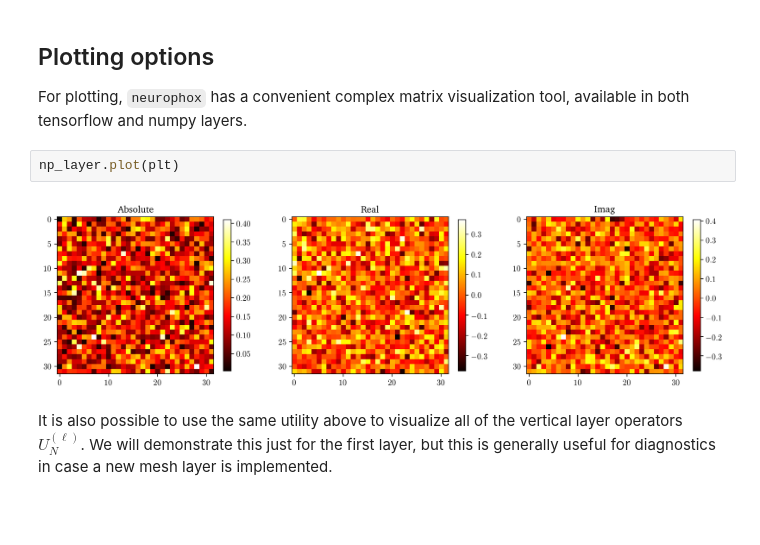
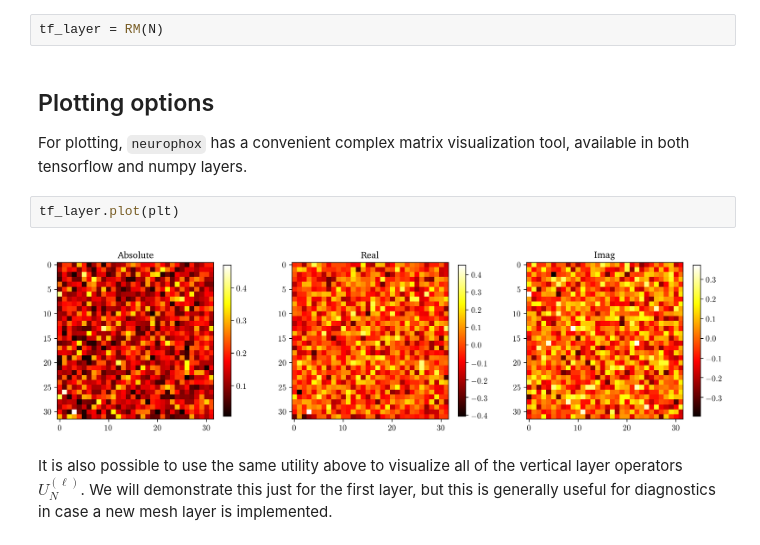
Before and after one commit to solgaardlab/neurophox-notebooks, a Jupyter notebook: Layers.ipynb, the cells around one changed output. Cells and saved outputs as stored; diff of their text form; blank space fills up the shorter version.

```diff
--- a/Layers.ipynb
+++ b/Layers.ipynb
@@ -118,14 +119,16 @@ Let's begin by initializing a rectangular mesh for $N = 8$. A model initialized
 # %%
 N = 32
 np_layer = RMNumpy(N)
+# %%
+tf_layer = RM(N)
 # %% [markdown]
 ## Plotting options
 
 For plotting, `neurophox` has a convenient complex matrix visualization tool, available in both tensorflow and numpy layers.
 # %%
-np_layer.plot(plt)
+tf_layer.plot(plt)
 # %% [output]
-[figure, old version]
+[figure, new version]
 # %% [markdown]
 It is also possible to use the same utility above to visualize all of the vertical layer operators $U^{(\ell)}_{N}$. We will demonstrate this just for the first layer, but this is generally useful for diagnostics in case a new mesh layer is implemented.
 # %%
```
Also changed, not shown: parts of 2 cells of this notebook, 5 other files.
